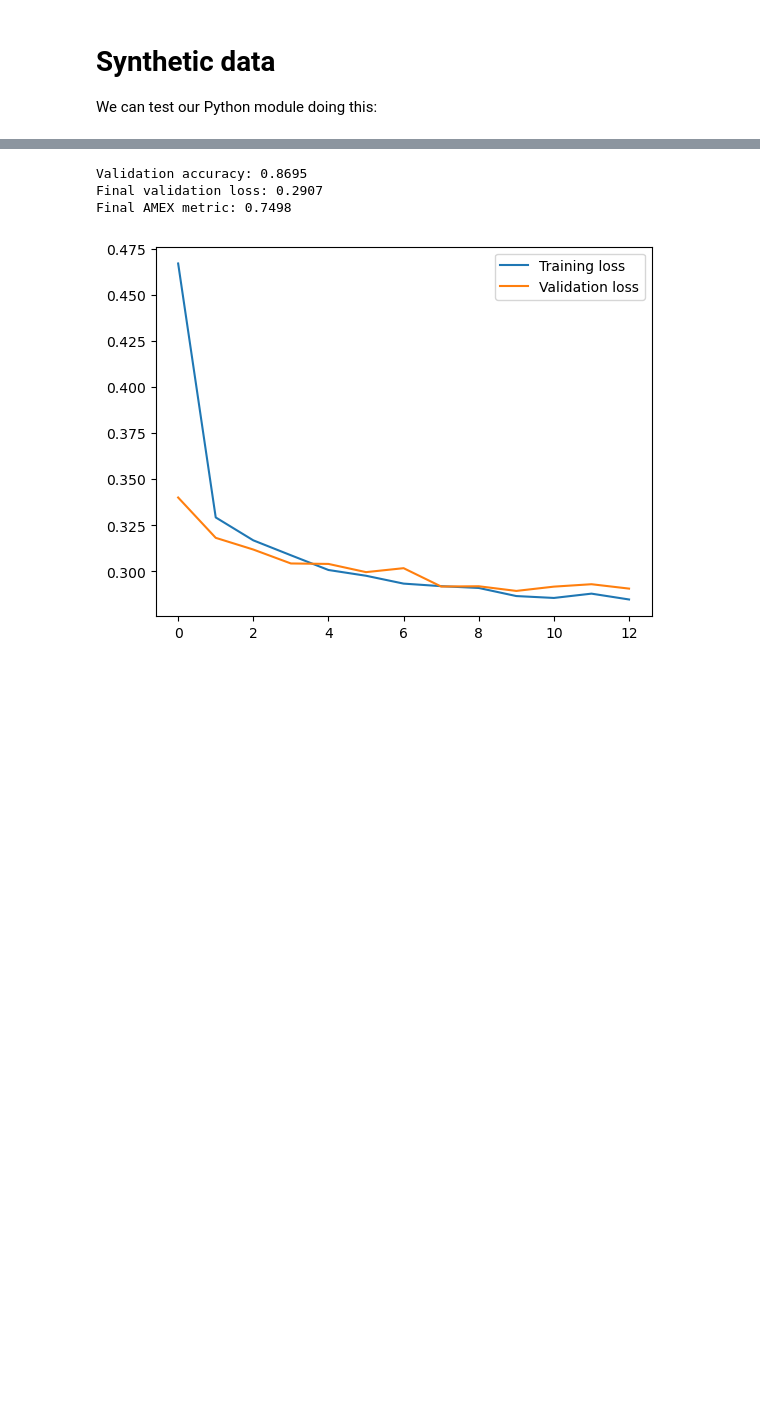
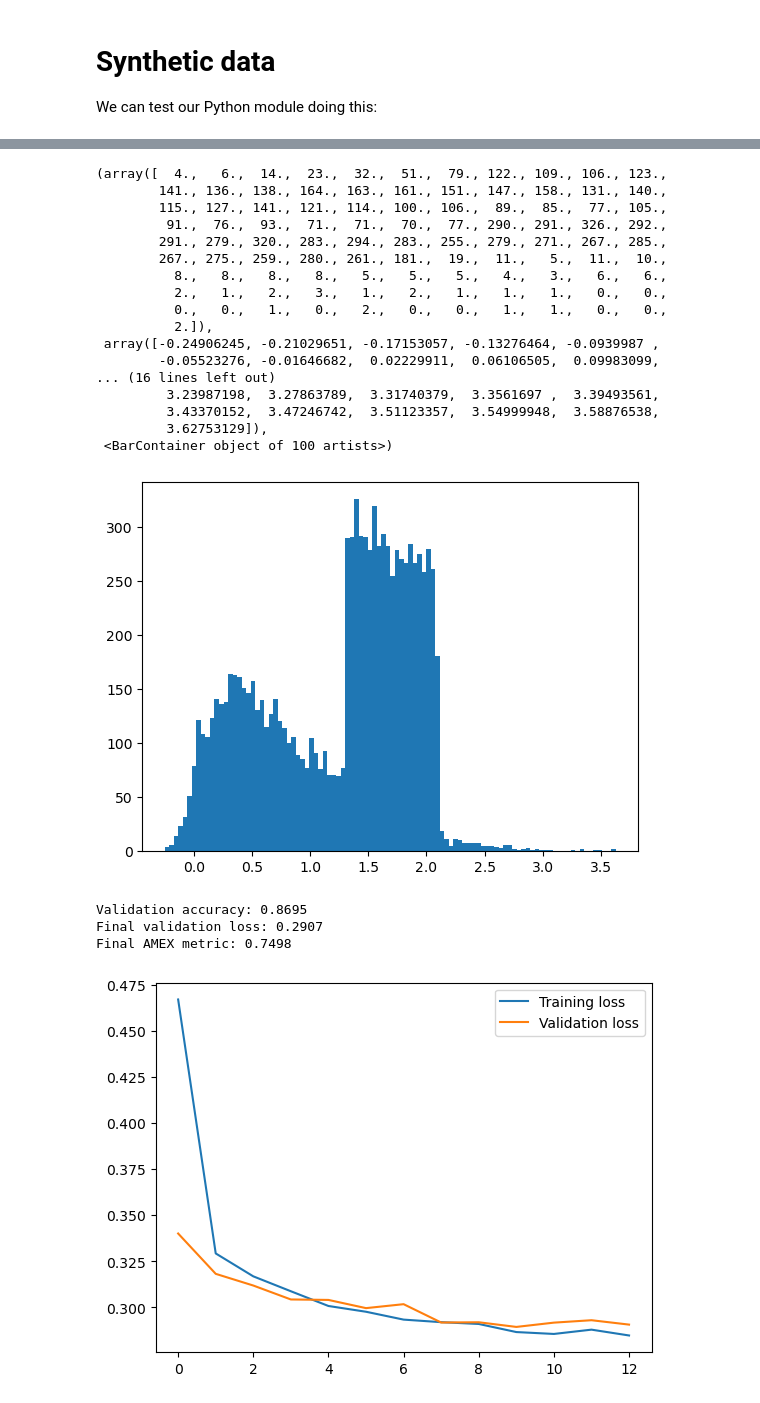
Before and after one commit to marcusGH/edain_paper, a Jupyter notebook: notebooks/synthetic_data.ipynb, the cells around one changed output, grey strips where cells are left out. Drawn from its saved outputs; the diff is of its cells as text; code cells hidden in the pictures; blank space fills up the shorter version.

```diff
--- a/notebooks/synthetic_data.ipynb
+++ b/notebooks/synthetic_data.ipynb
@@ -11,6 +11,7 @@ import scipy
 from scipy.integrate import quad
 from scipy import stats
 from src.lib.synthetic_data import SyntheticData
+from tqdm.auto import tqdm
 
 def plot_hist_with_pdf(xs, f):
     fig, ax = plt.subplots(figsize=(5,5))
@@ -27,8 +28,8 @@ def plot_hist_with_pdf(xs, f):
 D = 2
 T = 6
 # lower bound, upper bound, and unormalized PDF
-bounds = [(-3, 5), (-25, 20)]
-f1 = lambda x: 10 * stats.norm.cdf(10 * x) * stats.norm.pdf(x) + 2 * np.where(x > 2.0, np.exp(x - 2), 0) * np.where(x < 2.1, np.exp(2.1 - x), 0)
+bounds = [(-3, 8), (-25, 20)]
+f1 = lambda x: 10 * stats.norm.cdf(10 * x) * stats.norm.pdf(x) + 3 * np.where(x > 6, np.exp(x - 6), 0) * np.where(x < 6.2, np.exp(6.2 - x), 0)
 f2 = lambda x: np.where(x > 3, np.exp(7-x), np.exp(x / 10) * (10 * np.sin(x) + 10))
 # both of the two time-series will be q=3 and q=2, respecitvely
 thetas = np.array([
@@ -36,6 +37,7 @@ thetas = np.array([
     [-1., 0.3, 0.9, 0.0]
     ])
 
+np.random.seed(1)
 synth_data = SyntheticData(
     dim_size = D,
     time_series_length = T,
@@ -48,6 +50,7 @@ synth_data = SyntheticData(
     response_beta_sigma=2.0,
 )
 
+np.random.seed(1)
 synth_data_norm = SyntheticData(
     dim_size = D,
     time_series_length=T,
@@ -55,27 +58,28 @@ synth_data_norm = SyntheticData(
     ar_q = 3,
     ar_thetas=thetas,
     pdf_bounds= [(-5, 5), (-5, 5)],
+    cross_variables_cor_init_sigma=1.4,
+    response_noise_sigma=0.5,
+    response_beta_sigma=2.0,
 )
 
 np.random.seed(1)
 norm_datasets = []
 non_norm_datasets = []
-for _ in range(50):
+for i in range(50):
     # U, y = synth_data.generate_data(n = 10000, return_uniform=True)
     # X_non_normal = synth_data.uniform_to_pdf_samples(U)
     # X_normal = synth_data_norm.uniform_to_pdf_samples(U)
     # datasets.append((X_non_normal, X_normal, y))
-    non_norm_datasets.append(synth_data.generate_data(n=10000, return_uniform=False))
-    norm_datasets.append(synth_data_norm.generate_data(n=10000, return_uniform=False))
+    non_norm_datasets.append(synth_data.generate_data(n=10000, return_uniform=False, random_state=i))
+    norm_datasets.append(synth_data_norm.generate_data(n=10000, return_uniform=False, random_state=i))
 
+# fig, _ = plot_hist_with_pdf(X_non_normal[:, 0, 0], f1)
+# plt.show()
+# fig, _ = plot_hist_with_pdf(X_non_normal[:, 1, 0], f2)
+# plt.show()
 
-
-fig, _ = plot_hist_with_pdf(X_non_normal[:, 0, 0], f1)
-plt.show()
-fig, _ = plot_hist_with_pdf(X_non_normal[:, 1, 0], f2)
-plt.show()
-
-fig, _ = plot_hist_with_pdf(X_normal[:, 0, 0], scipy.stats.norm.pdf)
-plt.show()
-fig, _ = plot_hist_with_pdf(X_normal[:, 1, 0], scipy.stats.norm.pdf)
-plt.show()
+# fig, _ = plot_hist_with_pdf(X_normal[:, 0, 0], scipy.stats.norm.pdf)
+# plt.show()
+# fig, _ = plot_hist_with_pdf(X_normal[:, 1, 0], scipy.stats.norm.pdf)
+# plt.show()
@@ -206,3 +207,26 @@ Number of epochs: 15.6400 +- 14.1542
+# %%
+X, y = non_norm_datasets[0]
+# %%
+plt.hist(X[:, 0, 0], bins=100)
+# %% [output]
+(array([  4.,   6.,  14.,  23.,  32.,  51.,  79., 122., 109., 106., 123.,
+        141., 136., 138., 164., 163., 161., 151., 147., 158., 131., 140.,
+        115., 127., 141., 121., 114., 100., 106.,  89.,  85.,  77., 105.,
+         91.,  76.,  93.,  71.,  71.,  70.,  77., 290., 291., 326., 292.,
+        291., 279., 320., 283., 294., 283., 255., 279., 271., 267., 285.,
+        267., 275., 259., 280., 261., 181.,  19.,  11.,   5.,  11.,  10.,
+          8.,   8.,   8.,   8.,   5.,   5.,   5.,   4.,   3.,   6.,   6.,
+          2.,   1.,   2.,   3.,   1.,   2.,   1.,   1.,   1.,   0.,   0.,
+          0.,   0.,   1.,   0.,   2.,   0.,   0.,   1.,   1.,   0.,   0.,
+          2.]),
+ array([-0.24906245, -0.21029651, -0.17153057, -0.13276464, -0.0939987 ,
+        -0.05523276, -0.01646682,  0.02229911,  0.06106505,  0.09983099,
+... (16 lines left out)
+         3.23987198,  3.27863789,  3.31740379,  3.3561697 ,  3.39493561,
+         3.43370152,  3.47246742,  3.51123357,  3.54999948,  3.58876538,
+         3.62753129]),
+ <BarContainer object of 100 artists>)
+[figure, added]
 # %%
 # compute the classification binary accuracy
 val_preds = []
```
Also changed, not shown: parts of 5 cells of this notebook, 2 other files.
